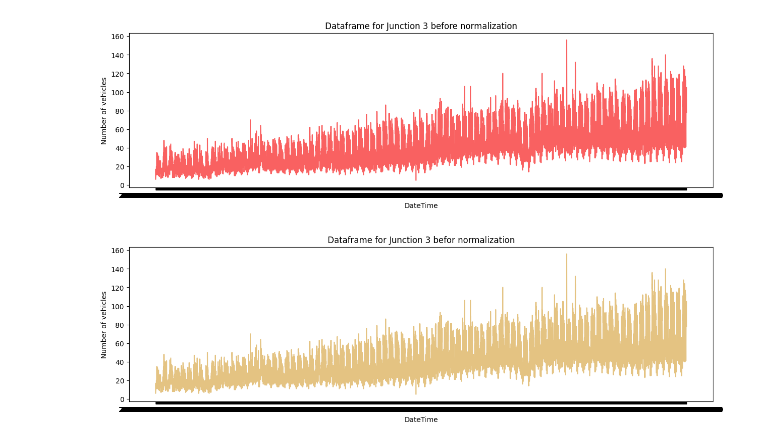
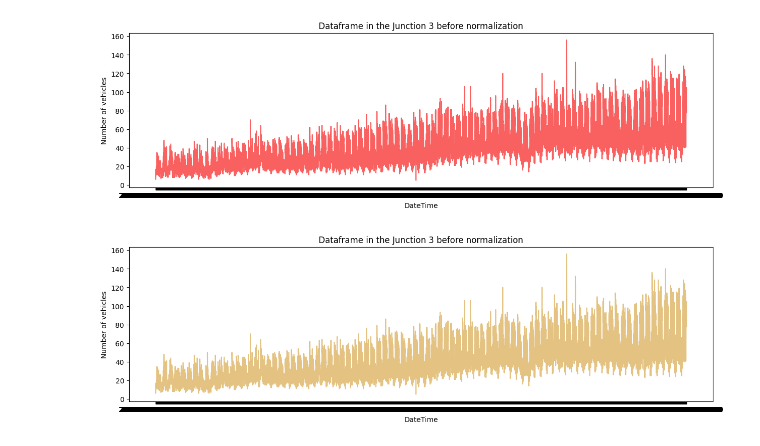
Before and after one commit to yuguerten/traffic_prediction_using_CNN, a Jupyter notebook: Traffic_prediction.ipynb, the cells around one changed output. Drawn from its saved outputs; the diff is of its cells as text; code cells hidden in the pictures.

```diff
--- a/Traffic_prediction.ipynb
+++ b/Traffic_prediction.ipynb
@@ -284,9 +286,9 @@ plt.show()
 [figure]
 # %%
 plt.figure(figsize=(15, 4))
-plt.title("Dataframe for Junction 3 befor normalization")
+plt.title("Dataframe in the Junction 3 before normalization")
 sns.lineplot(data=df_junction1['Vehicles'], color='#e4c382')
 plt.ylabel("Number of vehicles")
 plt.show()
 # %% [output]
-[figure, old version]
+[figure, new version]
```
Also changed, not shown: parts of 22 cells of this notebook.
